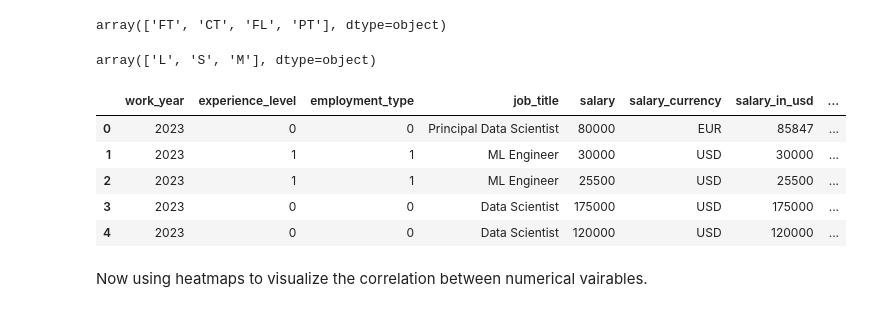
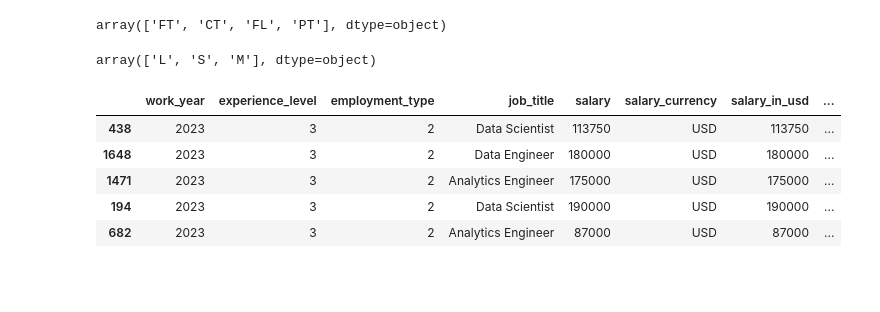
Before and after one commit to joshiayush/ai, a Jupyter notebook: ai/projects/data-science/salary-predictor/ipynb/ds_salaries_analysis.ipynb, the cells around one changed output. Saved outputs shown, nothing was run; the diff lists cells and outputs as text; code cells hidden in the pictures; blank space fills up the shorter version.

```diff
--- a/ai/projects/data-science/salary-predictor/ipynb/ds_salaries_analysis.ipynb
+++ b/ai/projects/data-science/salary-predictor/ipynb/ds_salaries_analysis.ipynb
@@ -304,11 +270,0 @@ df['company_size'] = df['company_size'].replace(company_size_mapping)
-# %%
-df.head()
-# %% [output]
-|  | work_year | experience_level | employment_type | job_title | salary | salary_currency | salary_in_usd | ... |
-| 0 | 2023 | 0 | 0 | Principal Data Scientist | 80000 | EUR | 85847 | ... |
-| 1 | 2023 | 1 | 1 | ML Engineer | 30000 | USD | 30000 | ... |
-| 2 | 2023 | 1 | 1 | ML Engineer | 25500 | USD | 25500 | ... |
-| 3 | 2023 | 0 | 0 | Data Scientist | 175000 | USD | 175000 | ... |
-| 4 | 2023 | 0 | 0 | Data Scientist | 120000 | USD | 120000 | ... |
-# %% [markdown]
-Now using heatmaps to visualize the correlation between numerical vairables.
@@ -314,0 +276,9 @@ Now using heatmaps to visualize the correlation between numerical vairables.
+# %%
+df.sample(5)
+# %% [output]
+|  | work_year | experience_level | employment_type | job_title | salary | salary_currency | salary_in_usd | ... |
+| 438 | 2023 | 3 | 2 | Data Scientist | 113750 | USD | 113750 | ... |
+| 1648 | 2023 | 3 | 2 | Data Engineer | 180000 | USD | 180000 | ... |
+| 1471 | 2023 | 3 | 2 | Analytics Engineer | 175000 | USD | 175000 | ... |
+| 194 | 2023 | 3 | 2 | Data Scientist | 190000 | USD | 190000 | ... |
+| 682 | 2023 | 3 | 2 | Analytics Engineer | 87000 | USD | 87000 | ... |
```
Also changed, not shown: parts of 12 cells of this notebook, 1 other file.
